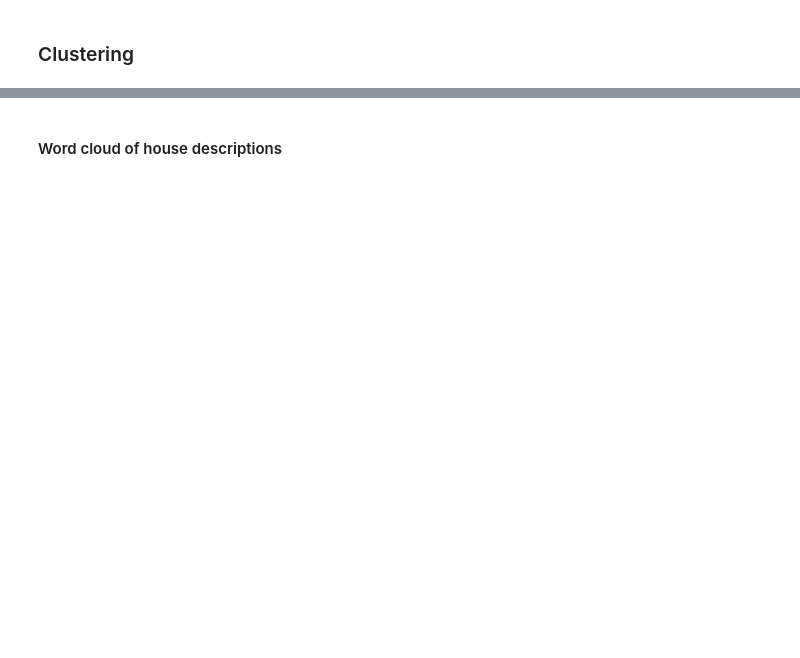
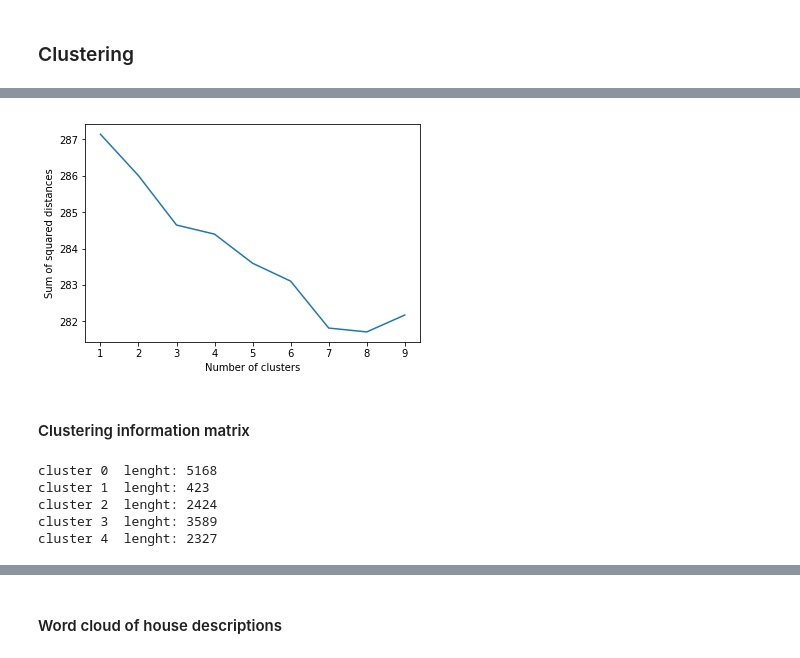
Before and after one commit to Wuj94/ADM_HW4, a Jupyter notebook: Homework_4.ipynb, the cells around one changed output, grey strips where cells are left out. Saved outputs shown, nothing was run; the diff lists cells and outputs as text; code cells hidden in the pictures; blank space fills up the shorter version.

```diff
--- a/Homework_4.ipynb
+++ b/Homework_4.ipynb
@@ -47,0 +83,7 @@ Now, with the dataframe, preproceced, we proceed to create the two databases nee
+# %%
+# Import the database
+tfidf_matrix_import = pd.read_csv("datasetIndex_tfidf.csv")
+# Make a copy (it's going to be useful for creting the wordclouds)
+tfidf_matrix = tfidf_matrix_import.copy()
+# tfidf_matrix fisrts columns
+tfidf_matrix.head()
@@ -51,0 +122,5 @@ Now, with the dataframe, preproceced, we proceed to create the two databases nee
+# %%
+tfidf_kmeans = cl.KM(tfidf_matrix)
+tfidf_kmeans.find_elbow()
+# %% [output]
+[figure, added]
@@ -51,0 +130,2 @@ Now, with the dataframe, preproceced, we proceed to create the two databases nee
+# %% [markdown]
+#### Clustering information matrix
@@ -51,0 +135,9 @@ Now, with the dataframe, preproceced, we proceed to create the two databases nee
+# %%
+for i in range(e_inf):
+    print("cluster",i, " lenght:", len(inf_clusters[i]))
+# %% [output]
+cluster 0  lenght: 5168
+cluster 1  lenght: 423
+cluster 2  lenght: 2424
+cluster 3  lenght: 3589
+cluster 4  lenght: 2327
```
Also changed, not shown: parts of 38 cells of this notebook.
